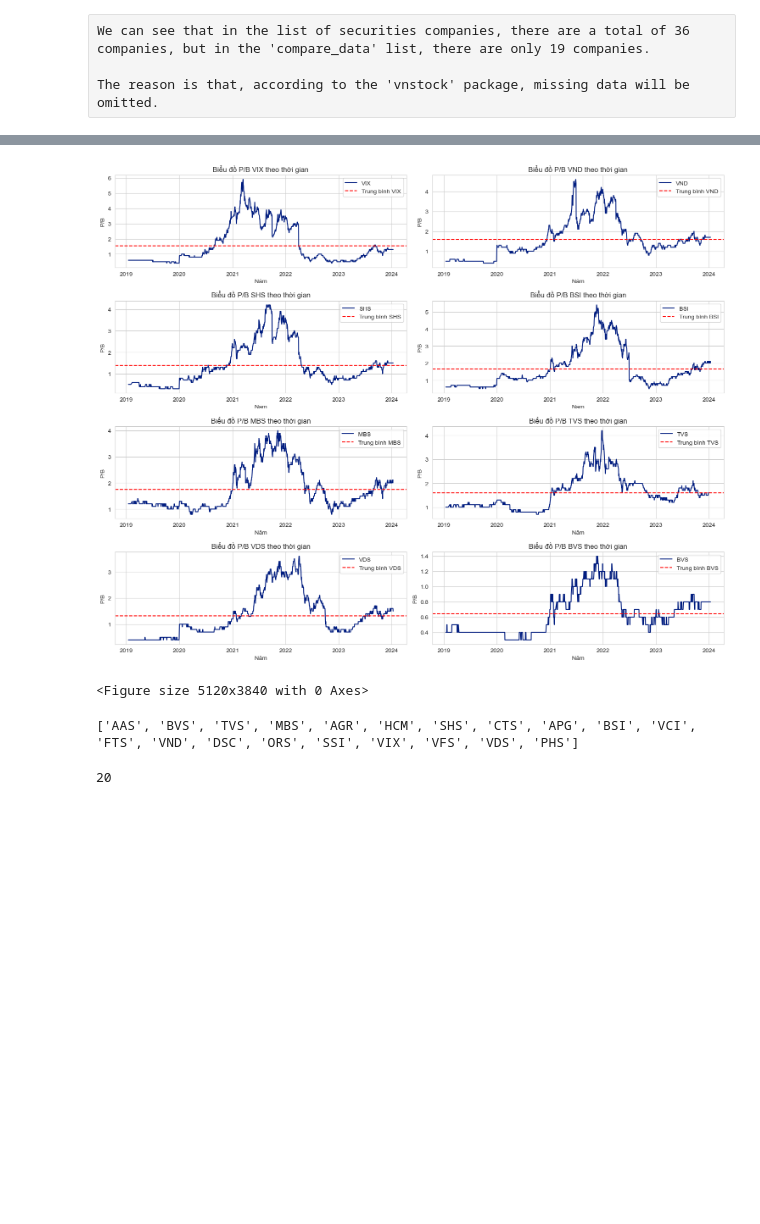
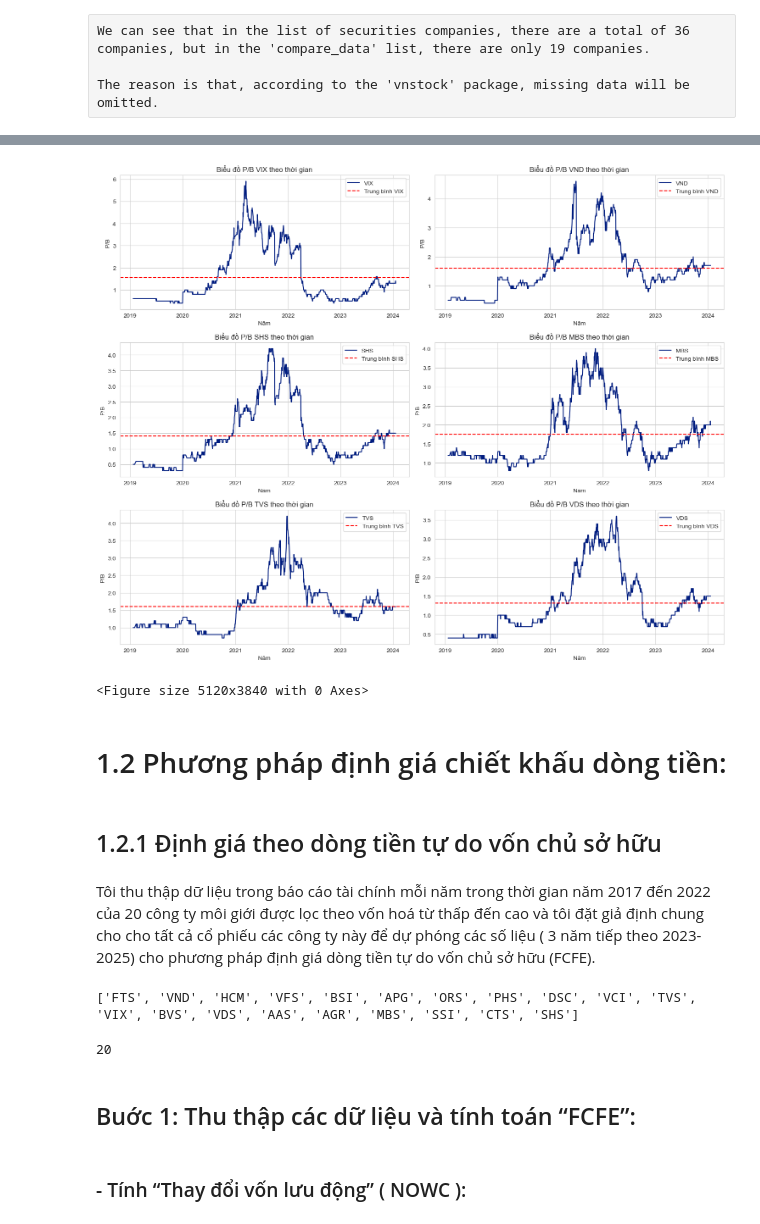
Before and after one commit to Nguyen-Tan-Quang/Portfolio_Project, a Jupyter notebook: 2. Stock Analysis/ANALYZING STOCK OF SECURITIES BROKERAGE FIRMS IN VIETNAM/1. Valuation.ipynb, the cells around one changed output, grey strips where cells are left out. Drawn from its saved outputs; the diff is of its cells as text; code cells hidden in the pictures; blank space fills up the shorter version.

```diff
--- a/2. Stock Analysis/ANALYZING STOCK OF SECURITIES BROKERAGE FIRMS IN VIETNAM/1. Valuation.ipynb
+++ b/2. Stock Analysis/ANALYZING STOCK OF SECURITIES BROKERAGE FIRMS IN VIETNAM/1. Valuation.ipynb
@@ -488,10 +551,9 @@ plt.show()
 # %%
-last_stock_list = ["VIX", "VND","SHS", "BSI", "MBS","TVS", "VDS", "BVS" ]
+last_stock_list = ["VIX", "VND","SHS", "MBS","TVS", "VDS", "BVS" ]
 
 data_vix = vn.stock_evaluation (symbol='VIX', period=5, time_window='Y')
 data_vnd = vn.stock_evaluation (symbol='VND', period=5, time_window='Y')
 data_shs = vn.stock_evaluation (symbol='SHS', period=5, time_window='Y')
-data_bsi = vn.stock_evaluation (symbol='BSI', period=5, time_window='Y')
 data_mbs = vn.stock_evaluation (symbol='MBS', period=5, time_window='Y')
 data_tvs = vn.stock_evaluation (symbol='TVS', period=5, time_window='Y')
 data_vds = vn.stock_evaluation (symbol='VDS', period=5, time_window='Y')
@@ -500,7 +562,6 @@ data_bvs = vn.stock_evaluation (symbol='BVS', period=5, time_window='Y')
 avg_pb_vix = data_vix['PB'].mean()
 avg_pb_vnd = data_vnd['PB'].mean()
 avg_pb_shs = data_shs['PB'].mean()
-avg_pb_bsi = data_bsi['PB'].mean()
 avg_pb_mbs = data_mbs['PB'].mean()
 avg_pb_tvs = data_tvs['PB'].mean()
 avg_pb_vds = data_vds['PB'].mean()
@@ -510,11 +571,11 @@ avg_pb_bvs = data_bvs['PB'].mean()
 
 # Mã cổ phiếu và giá trị P/B tương ứng
 avg_pbs = [avg_pb_vix, avg_pb_vnd,
-           avg_pb_shs, avg_pb_bsi,
+           avg_pb_shs,
            avg_pb_mbs, avg_pb_tvs,
            avg_pb_vds, avg_pb_bvs]
 current_pbs = [ data_vix['PB'].iloc[-1], data_vnd['PB'].iloc[-1],
-               data_shs['PB'].iloc[-1], data_bsi['PB'].iloc[-1],
+               data_shs['PB'].iloc[-1],
                data_mbs['PB'].iloc[-1], data_tvs['PB'].iloc[-1],
                data_vds['PB'].iloc[-1], data_bvs['PB'].iloc[-1]]
 
@@ -565,43 +626,49 @@ plt.show()
 import matplotlib.pyplot as plt
 
 # Tạo một lưới 2x2 cho biểu đồ
-fig, axs = plt.subplots(4, 2, figsize=(15, 12))
+fig, axs = plt.subplots(3, 2, figsize=(15, 12))
 
 # Mã cổ phiếu và dữ liệu P/B tương ứng
 pb_data = [data_vix, data_vnd,
-           data_shs, data_bsi,
+           data_shs,
            data_mbs, data_tvs,
-           data_vds, data_bvs]
+           data_vds]
 avg_pbs = [avg_pb_vix, avg_pb_vnd,
-           avg_pb_shs, avg_pb_bsi,
+           avg_pb_shs,
            avg_pb_mbs, avg_pb_tvs,
-           avg_pb_vds, avg_pb_bvs]
+           avg_pb_vds]
 
 # Vẽ biểu đồ cho từng mã cổ phiếu
-for i in range(8):
+for i in range(6):
     row, col = divmod(i, 2)  # Xác định vị trí hàng và cột trong lưới
     ax = axs[row, col]  # Lấy ô tại vị trí đó
     stock = last_stock_list[i]
     data = pb_data[i]
     avg_pb = avg_pbs[i]
 
     ax.plot(data['fromDate'], data['PB'], label=stock)  # Biểu đồ line P/B
     ax.axhline(y=avg_pb, color='r', linestyle='--', label=f"Trung bình {stock}")  # Đường trung bình
     ax.set_xlabel("Năm")
     ax.set_ylabel("P/B")
     ax.set_title(f"Biểu đồ P/B {stock} theo thời gian")
     ax.legend()
 
 # Tạo khoảng trống cho tiêu đề chung của lưới
 plt.tight_layout()
 
 #output_file_path = 'pb_mean_pb_5_year_lineplot.png'
 #plt.savefig(output_file_path, format='png', bbox_inches='tight')
 plt.figure(dpi=800)
 plt.show()
 # %% [output]
-[figure, old version]
+[figure, new version]
 <Figure size 5120x3840 with 0 Axes>
+# %% [markdown]
+# 1.2 Phương pháp định giá chiết khấu dòng tiền:
+# %% [markdown]
+## 1.2.1 Định giá theo dòng tiền tự do vốn chủ sở hữu
+# %% [markdown]
+Tôi thu thập dữ liệu trong báo cáo tài chính mỗi năm trong thời gian năm 2017 đến 2022 của 20 công ty môi giới được lọc theo vốn hoá từ thấp đến cao và tôi đặt giả định chung cho cho tất cả cổ phiếu các công ty này để dự phóng các số liệu ( 3 năm tiếp theo 2023-2025) cho phương pháp định giá dòng tiền tự do vốn chủ sở hữu (FCFE).
 # %%
 import numpy as np
 import pandas as pd
@@ -654,8 +721,12 @@ for file in files:
 Mã_CP = list(set(Mã_CP))
 print(Mã_CP)
 # %% [output]
-['AAS', 'BVS', 'TVS', 'MBS', 'AGR', 'HCM', 'SHS', 'CTS', 'APG', 'BSI', 'VCI', 'FTS', 'VND', 'DSC', 'ORS', 'SSI', 'VIX', 'VFS', 'VDS', 'PHS']
+['FTS', 'VND', 'HCM', 'VFS', 'BSI', 'APG', 'ORS', 'PHS', 'DSC', 'VCI', 'TVS', 'VIX', 'BVS', 'VDS', 'AAS', 'AGR', 'MBS', 'SSI', 'CTS', 'SHS']
 # %%
 print(len(Mã_CP))
 # %% [output]
 20
+# %% [markdown]
+## Buớc 1: Thu thập các dữ liệu và tính toán “FCFE”:
+# %% [markdown]
+### - Tính “Thay đổi vốn lưu động” ( NOWC ):
```
Also changed, not shown: parts of 142 cells of this notebook, 32 other files.
